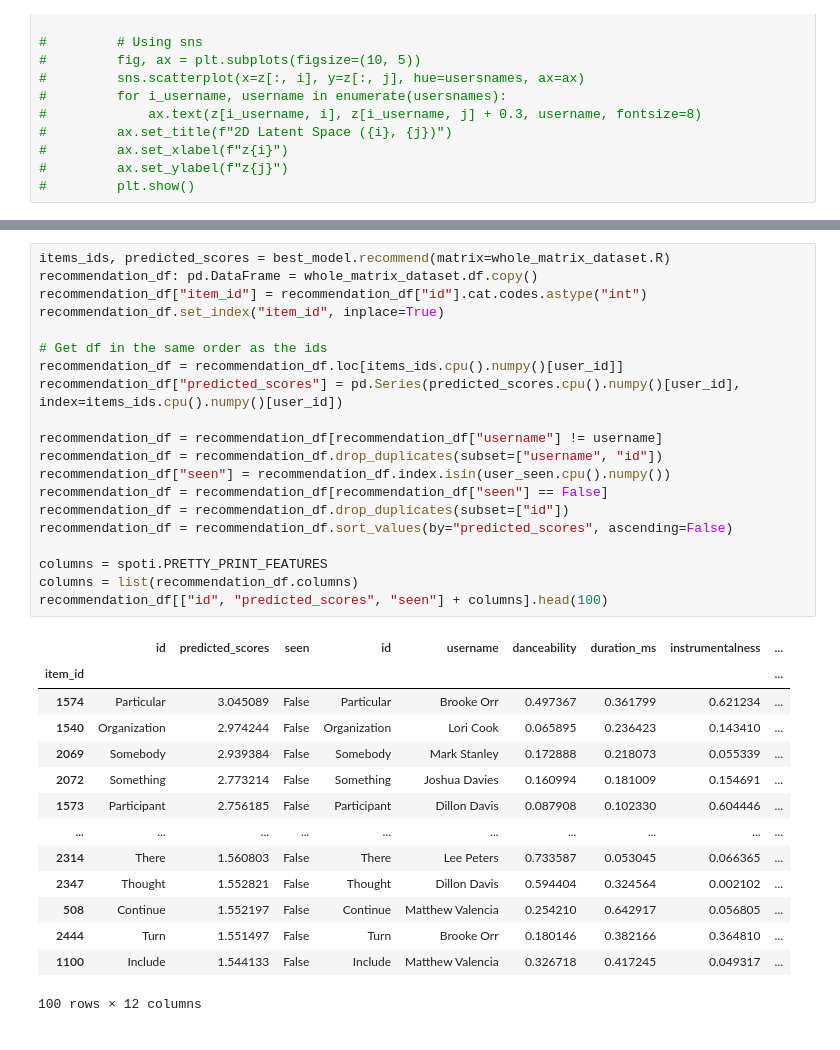
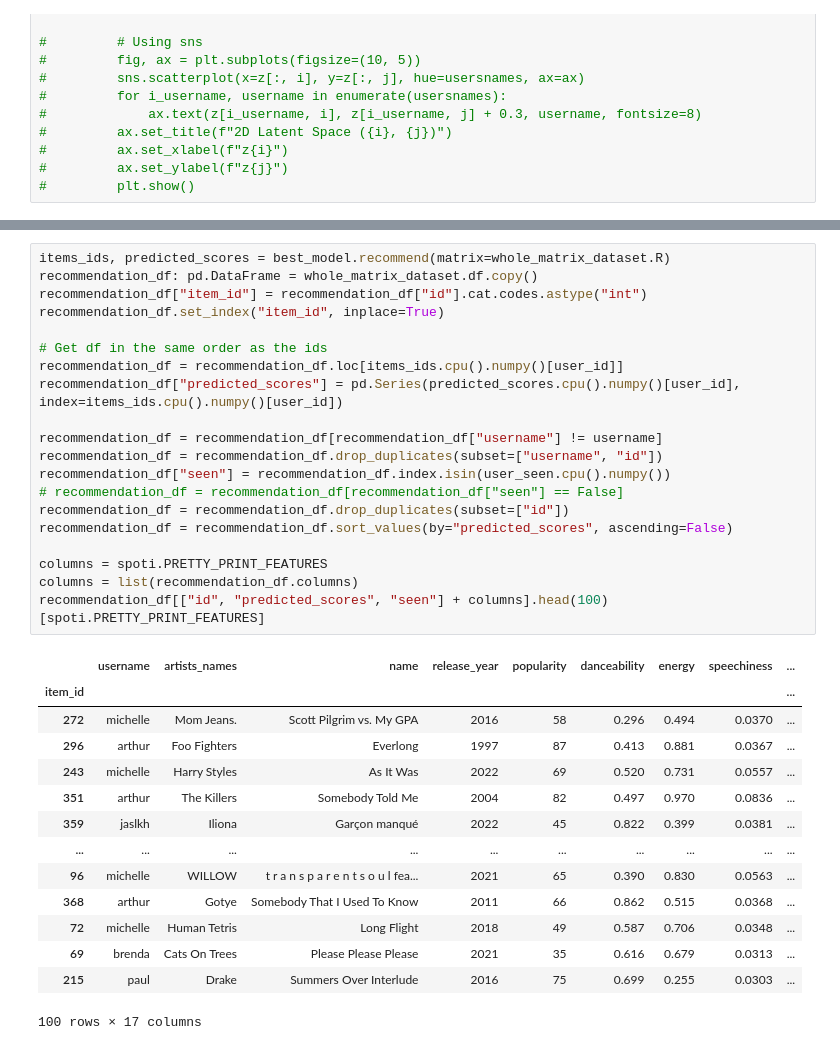
Before and after one commit to owengombas/spotify-recommender, a Jupyter notebook: recommender_vae.ipynb, the cells around one changed output, grey strips where cells are left out. Cells and saved outputs as stored; diff of their text form.

```diff
--- a/recommender_vae.ipynb
+++ b/recommender_vae.ipynb
@@ -721,35 +638,35 @@ most_similar_users
 # %%
 items_ids, predicted_scores = best_model.recommend(matrix=whole_matrix_dataset.R)
 recommendation_df: pd.DataFrame = whole_matrix_dataset.df.copy()
 recommendation_df["item_id"] = recommendation_df["id"].cat.codes.astype("int")
 recommendation_df.set_index("item_id", inplace=True)
 
 # Get df in the same order as the ids
 recommendation_df = recommendation_df.loc[items_ids.cpu().numpy()[user_id]]
 recommendation_df["predicted_scores"] = pd.Series(predicted_scores.cpu().numpy()[user_id], index=items_ids.cpu().numpy()[user_id])
 
 recommendation_df = recommendation_df[recommendation_df["username"] != username]
 recommendation_df = recommendation_df.drop_duplicates(subset=["username", "id"])
 recommendation_df["seen"] = recommendation_df.index.isin(user_seen.cpu().numpy())
-recommendation_df = recommendation_df[recommendation_df["seen"] == False]
+# recommendation_df = recommendation_df[recommendation_df["seen"] == False]
 recommendation_df = recommendation_df.drop_duplicates(subset=["id"])
 recommendation_df = recommendation_df.sort_values(by="predicted_scores", ascending=False)
 
 columns = spoti.PRETTY_PRINT_FEATURES
 columns = list(recommendation_df.columns)
-recommendation_df[["id", "predicted_scores", "seen"] + columns].head(100)
+recommendation_df[["id", "predicted_scores", "seen"] + columns].head(100)[spoti.PRETTY_PRINT_FEATURES]
 # %% [output]
-|  | id | predicted_scores | seen | id | username | danceability | duration_ms | instrumentalness | ... |
+|  | username | artists_names | name | release_year | popularity | danceability | energy | speechiness | ... |
 | item_id |  |  |  |  |  |  |  |  | ... |
-| 1574 | Particular | 3.045089 | False | Particular | Brooke Orr | 0.497367 | 0.361799 | 0.621234 | ... |
-| 1540 | Organization | 2.974244 | False | Organization | Lori Cook | 0.065895 | 0.236423 | 0.143410 | ... |
-| 2069 | Somebody | 2.939384 | False | Somebody | Mark Stanley | 0.172888 | 0.218073 | 0.055339 | ... |
-| 2072 | Something | 2.773214 | False | Something | Joshua Davies | 0.160994 | 0.181009 | 0.154691 | ... |
-| 1573 | Participant | 2.756185 | False | Participant | Dillon Davis | 0.087908 | 0.102330 | 0.604446 | ... |
+| 272 | michelle | Mom Jeans. | Scott Pilgrim vs. My GPA | 2016 | 58 | 0.296 | 0.494 | 0.0370 | ... |
+| 296 | arthur | Foo Fighters | Everlong | 1997 | 87 | 0.413 | 0.881 | 0.0367 | ... |
+| 243 | michelle | Harry Styles | As It Was | 2022 | 69 | 0.520 | 0.731 | 0.0557 | ... |
+| 351 | arthur | The Killers | Somebody Told Me | 2004 | 82 | 0.497 | 0.970 | 0.0836 | ... |
+| 359 | jaslkh | Iliona | Garçon manqué | 2022 | 45 | 0.822 | 0.399 | 0.0381 | ... |
 | ... | ... | ... | ... | ... | ... | ... | ... | ... | ... |
-| 2314 | There | 1.560803 | False | There | Lee Peters | 0.733587 | 0.053045 | 0.066365 | ... |
-| 2347 | Thought | 1.552821 | False | Thought | Dillon Davis | 0.594404 | 0.324564 | 0.002102 | ... |
-| 508 | Continue | 1.552197 | False | Continue | Matthew Valencia | 0.254210 | 0.642917 | 0.056805 | ... |
-| 2444 | Turn | 1.551497 | False | Turn | Brooke Orr | 0.180146 | 0.382166 | 0.364810 | ... |
-| 1100 | Include | 1.544133 | False | Include | Matthew Valencia | 0.326718 | 0.417245 | 0.049317 | ... |
+| 96 | michelle | WILLOW | t r a n s p a r e n t s o u l fea... | 2021 | 65 | 0.390 | 0.830 | 0.0563 | ... |
+| 368 | arthur | Gotye | Somebody That I Used To Know | 2011 | 66 | 0.862 | 0.515 | 0.0368 | ... |
+| 72 | michelle | Human Tetris | Long Flight | 2018 | 49 | 0.587 | 0.706 | 0.0348 | ... |
+| 69 | brenda | Cats On Trees | Please Please Please | 2021 | 35 | 0.616 | 0.679 | 0.0313 | ... |
+| 215 | paul | Drake | Summers Over Interlude | 2016 | 75 | 0.699 | 0.255 | 0.0303 | ... |
-100 rows × 12 columns
+100 rows × 17 columns
```
Also changed, not shown: parts of 18 cells of this notebook, 3 other files.
